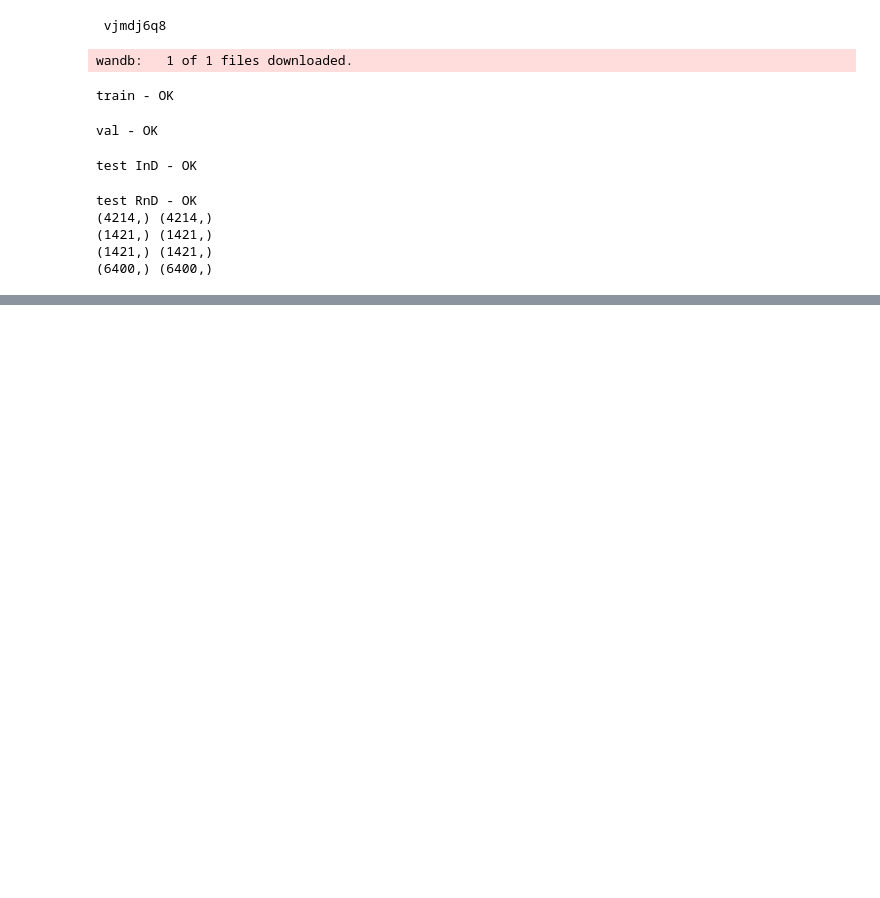
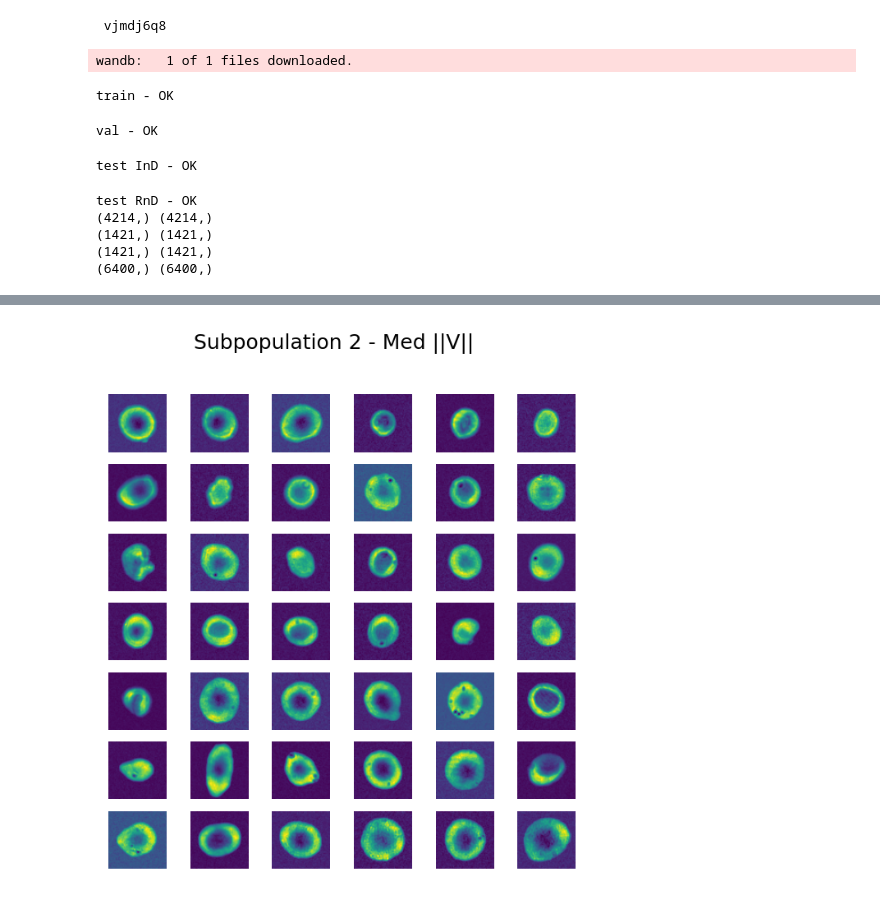
Before and after one commit to yasithdev/qpm-amrb-new, a Jupyter notebook: assets/runs/eval_rbc_phase_flow_vcr_mse_M128.ipynb, the cells around one changed output, grey strips where cells are left out. Cells and saved outputs as stored; diff of their text form; code cells hidden in the pictures; blank space fills up the shorter version.

```diff
--- a/assets/runs/eval_rbc_phase_flow_vcr_mse_M128.ipynb
+++ b/assets/runs/eval_rbc_phase_flow_vcr_mse_M128.ipynb
@@ -403,0 +461,15 @@ for i in range(5):
+# %%
+fig2, axs2 = plt.subplots(R, C)
+fig2.suptitle('Subpopulation 2 - Med ||V||')
+n2 = 0
+for k, v in pointwise_tst_in.items():
+    subpop_2 = v[(threshold_1 <= pointwise_tst[k].v_norm) & (pointwise_tst[k].v_norm <= threshold_2)]
+    for i in range(len(subpop_2)):
+        if n2 < N:
+            r, c = n2 // C, n2 % C
+            ax = axs2[r][c]
+            ax.axis('off')
+            ax.imshow(subpop_2[i,0])
+            n2 += 1
+# %% [output]
+[figure, added]
```
Also changed, not shown: parts of 10 cells of this notebook, 23 other files.
